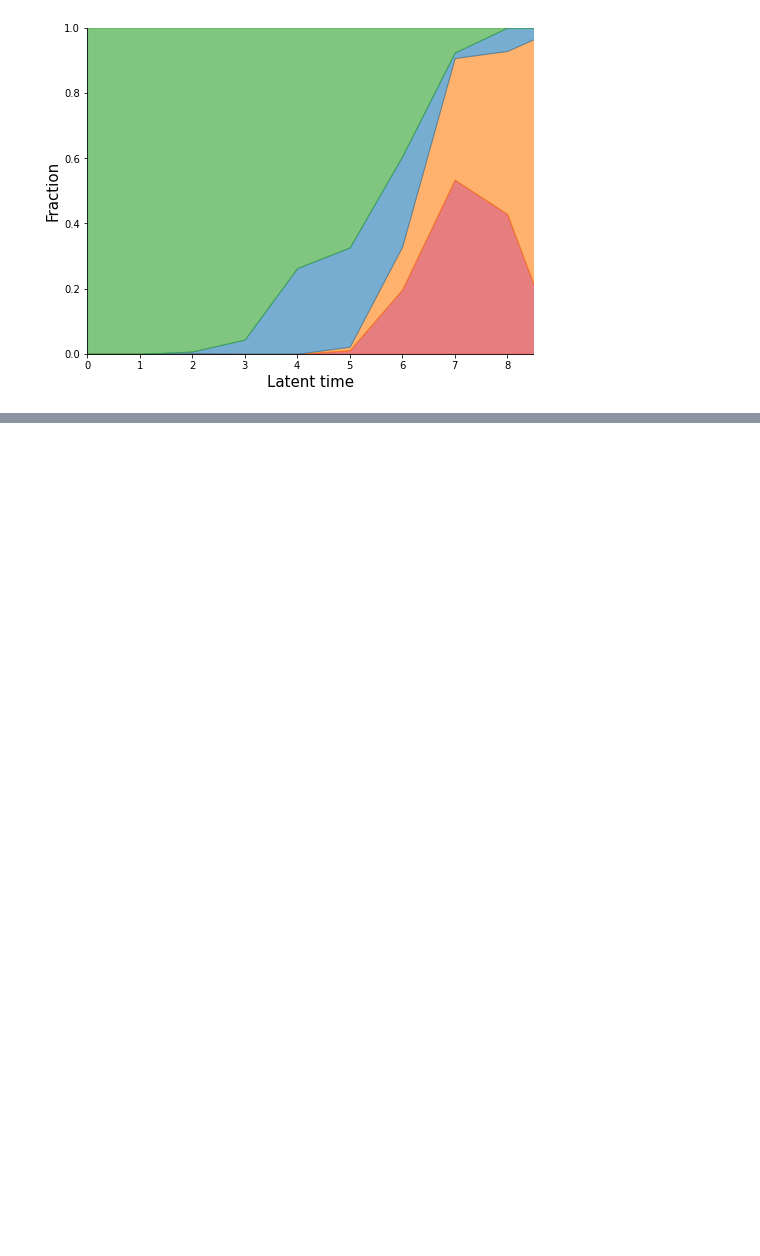
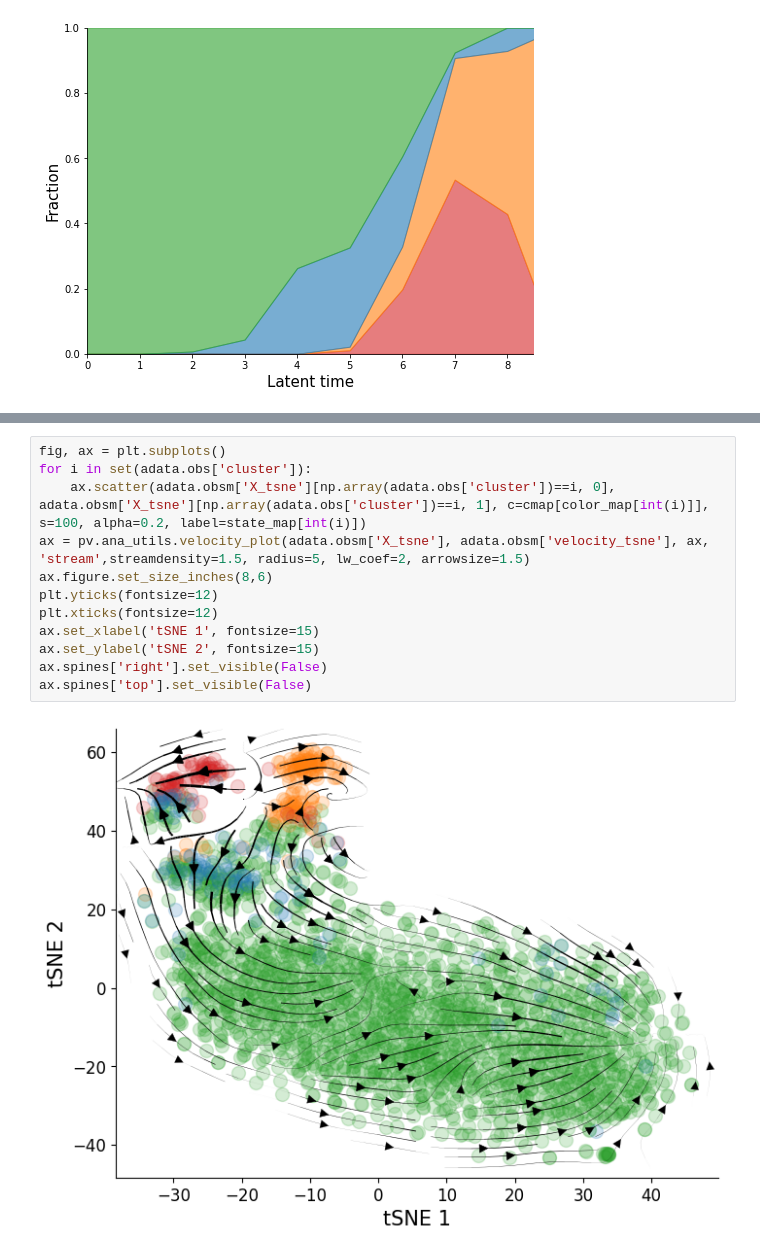
Before and after one commit to kunwang34/PhyloVelo, a Jupyter notebook: docs/source/notebook/Erythroid_comparison.ipynb, the cells around one changed output, grey strips where cells are left out. Saved outputs shown, nothing was run; the diff lists cells and outputs as text; blank space fills up the shorter version.

```diff
--- a/docs/source/notebook/Erythroid_comparison.ipynb
+++ b/docs/source/notebook/Erythroid_comparison.ipynb
@@ -498,0 +591,14 @@ Text(0, 0.5, 'Fraction')
+# %%
+fig, ax = plt.subplots()
+for i in set(adata.obs['cluster']):
+    ax.scatter(adata.obsm['X_tsne'][np.array(adata.obs['cluster'])==i, 0], adata.obsm['X_tsne'][np.array(adata.obs['cluster'])==i, 1], c=cmap[color_map[int(i)]], s=100, alpha=0.2, label=state_map[int(i)])
+ax = pv.ana_utils.velocity_plot(adata.obsm['X_tsne'], adata.obsm['velocity_tsne'], ax, 'stream',streamdensity=1.5, radius=5, lw_coef=2, arrowsize=1.5)
+ax.figure.set_size_inches(8,6)
+plt.yticks(fontsize=12)
+plt.xticks(fontsize=12)
+ax.set_xlabel('tSNE 1', fontsize=15)
+ax.set_ylabel('tSNE 2', fontsize=15)
+ax.spines['right'].set_visible(False)
+ax.spines['top'].set_visible(False)
+# %% [output]
+[figure, added]
```
Also changed, not shown: parts of 11 cells of this notebook, 21 other files.
